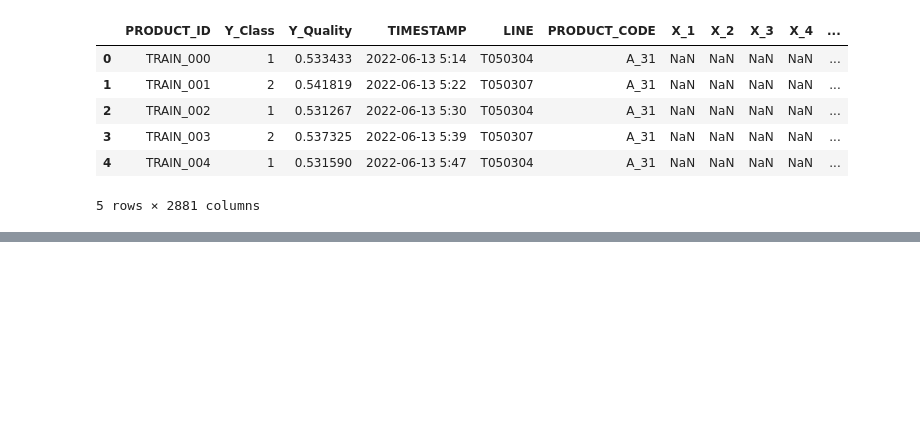
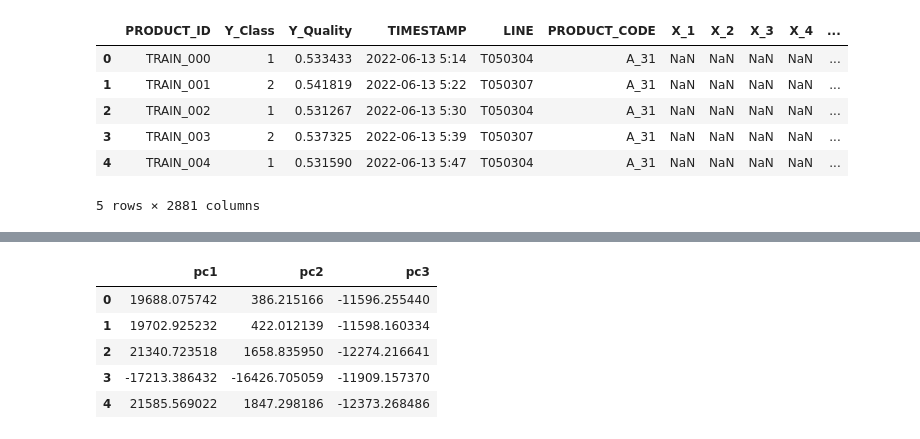
Before and after one commit to Sungjeonghyun/LG_Aimers_2nd, a Jupyter notebook: 정현/catboost_baseline.ipynb, the cells around one changed output, grey strips where cells are left out. Cells and saved outputs as stored; diff of their text form; code cells hidden in the pictures; blank space fills up the shorter version.

```diff
--- a/정현/catboost_baseline.ipynb
+++ b/정현/catboost_baseline.ipynb
@@ -116,0 +220,13 @@ train_x_A.head()
+# %%
+n = 3
+pca = PCA(n_components=n)
+train_x_T = pd.DataFrame(pca.fit_transform(train_x_T), columns = [f'pc{i+1}' for i in range(n)])
+test_T = pd.DataFrame(pca.transform(test_T), columns = [f'pc{i+1}' for i in range(n)])
+train_x_T.head()
+# %% [output]
+|  | pc1 | pc2 | pc3 |
+| 0 | 19688.075742 | 386.215166 | -11596.255440 |
+| 1 | 19702.925232 | 422.012139 | -11598.160334 |
+| 2 | 21340.723518 | 1658.835950 | -12274.216641 |
+| 3 | -17213.386432 | -16426.705059 | -11909.157370 |
+| 4 | 21585.569022 | 1847.298186 | -12373.268486 |
```
Also changed, not shown: parts of 35 cells of this notebook, 29 other files.
